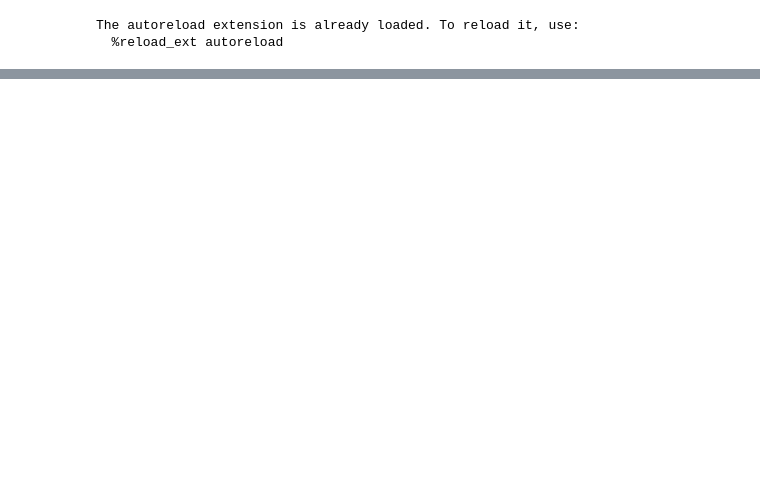
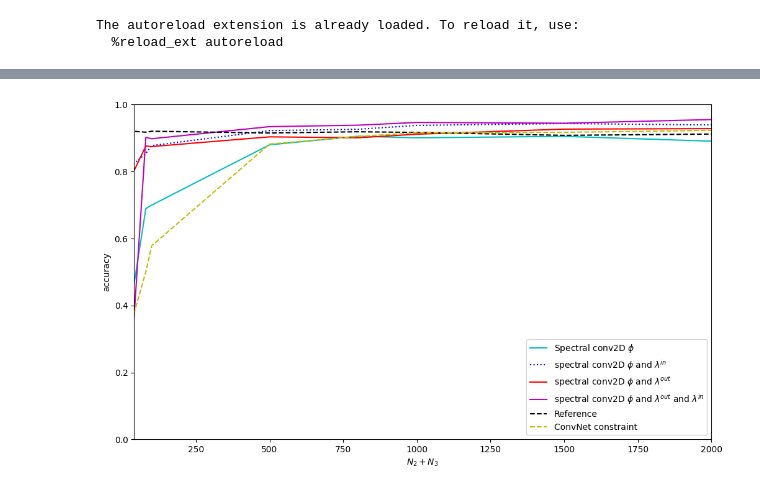
Before and after one commit to jarod-sys/ML-in-Spectral-Domain, a Jupyter notebook: Performance Domain Spectral 1.ipynb, the cells around one changed output, grey strips where cells are left out. Saved outputs shown, nothing was run; the diff lists cells and outputs as text; code cells hidden in the pictures; blank space fills up the shorter version.

```diff
--- a/Performance Domain Spectral 1.ipynb
+++ b/Performance Domain Spectral 1.ipynb
@@ -336,27 +365,29 @@ for i in range(len(N2)):
 # %%
 fig=plt.figure(num=1,figsize=(12,7))
 plt.plot(N2,score1, "c-")
 plt.plot(N2,score2, "b:")
 plt.plot(N2,score3, "r")
 plt.plot(N2,score4, "m"  )
 plt.plot(N2,score5, "k--"  )
 plt.plot(N2,score6, "y--"  )
 
 
 
-plt.axis([15, 2000, 0, 1])
+plt.axis([40, 2000, 0, 1])
 
 
 plt.xlabel("$N_{2}+N_{3}$")
 plt.ylabel("accuracy")
 
  #'ConvNet constraint',
 plt.legend(['Spectral conv2D $\phi$',
             'spectral conv2D $\phi$ and $\lambda^{in}$',
             'spectral conv2D $\phi$ and $\lambda^{out}$',
            'spectral conv2D $\phi$ and $\lambda^{out}$ and $\lambda^{in} $',
            'Reference',
            'ConvNet constraint'],
            loc='lower right')
 
 plt.show()
+# %% [output]
+[figure, added]
```
Also changed, not shown: parts of 7 cells of this notebook, 3 other files.
